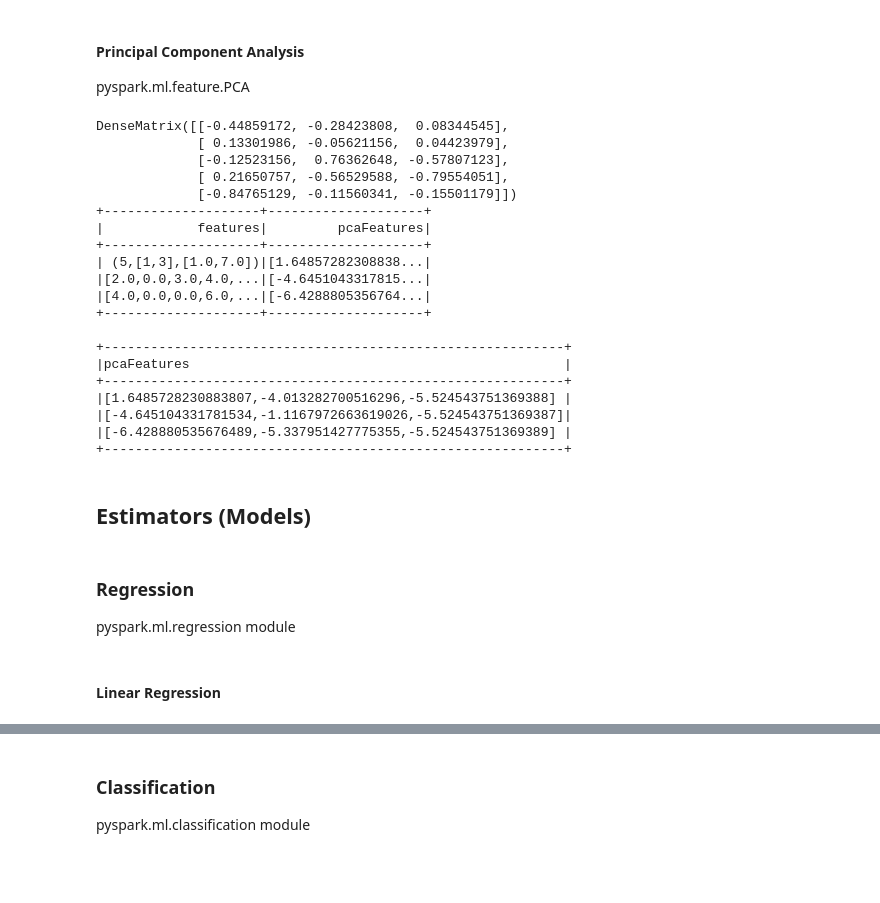
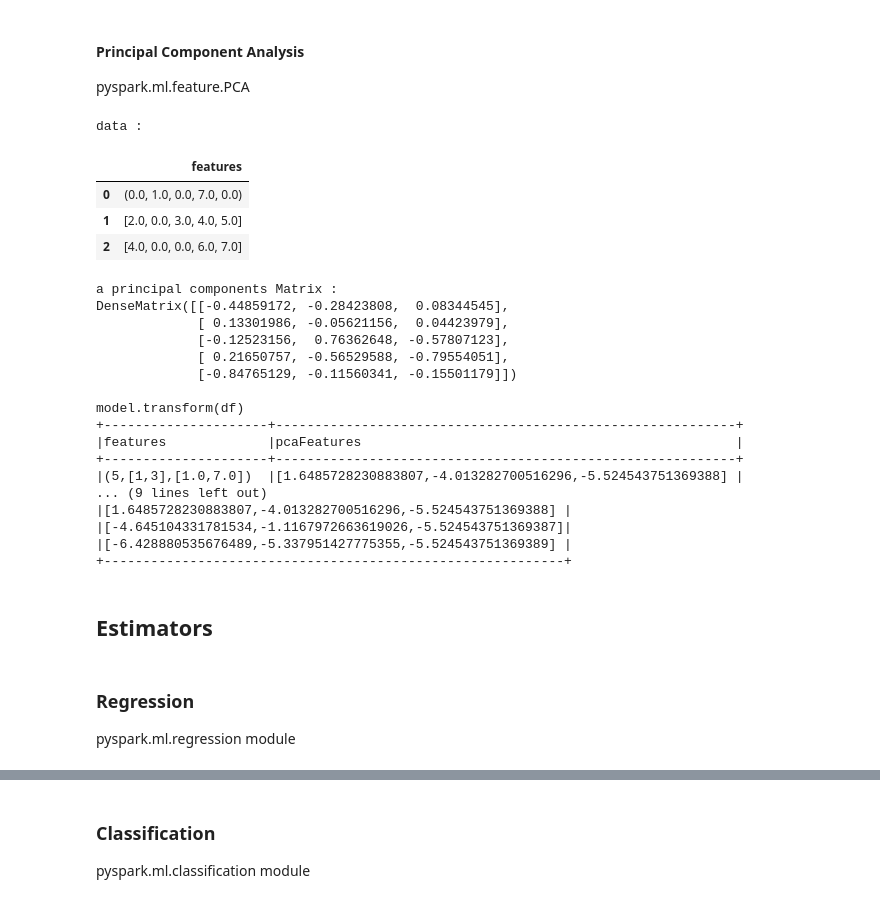
Before and after one commit to pjh0347/hadoop, a Jupyter notebook: spark/spark_mllib.ipynb, the cells around one changed output, grey strips where cells are left out. Drawn from its saved outputs; the diff is of its cells as text; code cells hidden in the pictures; blank space fills up the shorter version.

```diff
--- a/spark/spark_mllib.ipynb
+++ b/spark/spark_mllib.ipynb
@@ -560,45 +570,54 @@ pyspark.ml.feature.PCA
 # %%
 from pyspark.ml.feature import PCA
 from pyspark.ml.linalg import Vectors
 
 data = [(Vectors.sparse(5, [(1, 1.0), (3, 7.0)]),),
         (Vectors.dense([2.0, 0.0, 3.0, 4.0, 5.0]),),
         (Vectors.dense([4.0, 0.0, 0.0, 6.0, 7.0]),)]
 df = spark.createDataFrame(data, ["features"])
+print "data : "
+display(df.toPandas())
+print
 
 pca = PCA(k=3, inputCol="features", outputCol="pcaFeatures")
 model = pca.fit(df)
 
-print "a principal components Matrix. Each column is one principal component.", model.pc
+print "a principal components Matrix :" # Each column is one principal component.
+print model.pc
+print
 
-model.transform(df).show()
+print "model.transform(df)"
+model.transform(df).show(truncate=False)
+print
+
 result = model.transform(df).select("pcaFeatures")
+print "model.transform(df).select('pcaFeatures')"
 result.show(truncate=False)
 # %% [output]
-DenseMatrix([[-0.44859172, -0.28423808,  0.08344545],
-             [ 0.13301986, -0.05621156,  0.04423979],
-             [-0.12523156,  0.76362648, -0.57807123],
-             [ 0.21650757, -0.56529588, -0.79554051],
-             [-0.84765129, -0.11560341, -0.15501179]])
-+--------------------+--------------------+
-|            features|         pcaFeatures|
-+--------------------+--------------------+
-| (5,[1,3],[1.0,7.0])|[1.64857282308838...|
-|[2.0,0.0,3.0,4.0,...|[-4.6451043317815...|
-|[4.0,0.0,0.0,6.0,...|[-6.4288805356764...|
-+--------------------+--------------------+
-
-+-----------------------------------------------------------+
-|pcaFeatures                                                |
-+-----------------------------------------------------------+
-|[1.6485728230883807,-4.013282700516296,-5.524543751369388] |
-|[-4.645104331781534,-1.1167972663619026,-5.524543751369387]|
-|[-6.428880535676489,-5.337951427775355,-5.524543751369389] |
-+-----------------------------------------------------------+
+data :
+|  | features |
+| 0 | (0.0, 1.0, 0.0, 7.0, 0.0) |
+| 1 | [2.0, 0.0, 3.0, 4.0, 5.0] |
+| 2 | [4.0, 0.0, 0.0, 6.0, 7.0] |
+a principal components Matrix :
+DenseMatrix([[-0.44859172, -0.28423808,  0.08344545],
+             [ 0.13301986, -0.05621156,  0.04423979],
+             [-0.12523156,  0.76362648, -0.57807123],
+             [ 0.21650757, -0.56529588, -0.79554051],
+             [-0.84765129, -0.11560341, -0.15501179]])
+
+model.transform(df)
++---------------------+-----------------------------------------------------------+
+|features             |pcaFeatures                                                |
++---------------------+-----------------------------------------------------------+
+|(5,[1,3],[1.0,7.0])  |[1.6485728230883807,-4.013282700516296,-5.524543751369388] |
+... (9 lines left out)
+|[1.6485728230883807,-4.013282700516296,-5.524543751369388] |
+|[-4.645104331781534,-1.1167972663619026,-5.524543751369387]|
+|[-6.428880535676489,-5.337951427775355,-5.524543751369389] |
++-----------------------------------------------------------+
 # %% [markdown]
-## Estimators (Models)
+## Estimators
 # %% [markdown]
 ### Regression
 pyspark.ml.regression module
-# %% [markdown]
-#### Linear Regression
```
Also changed, not shown: parts of 65 cells of this notebook.
